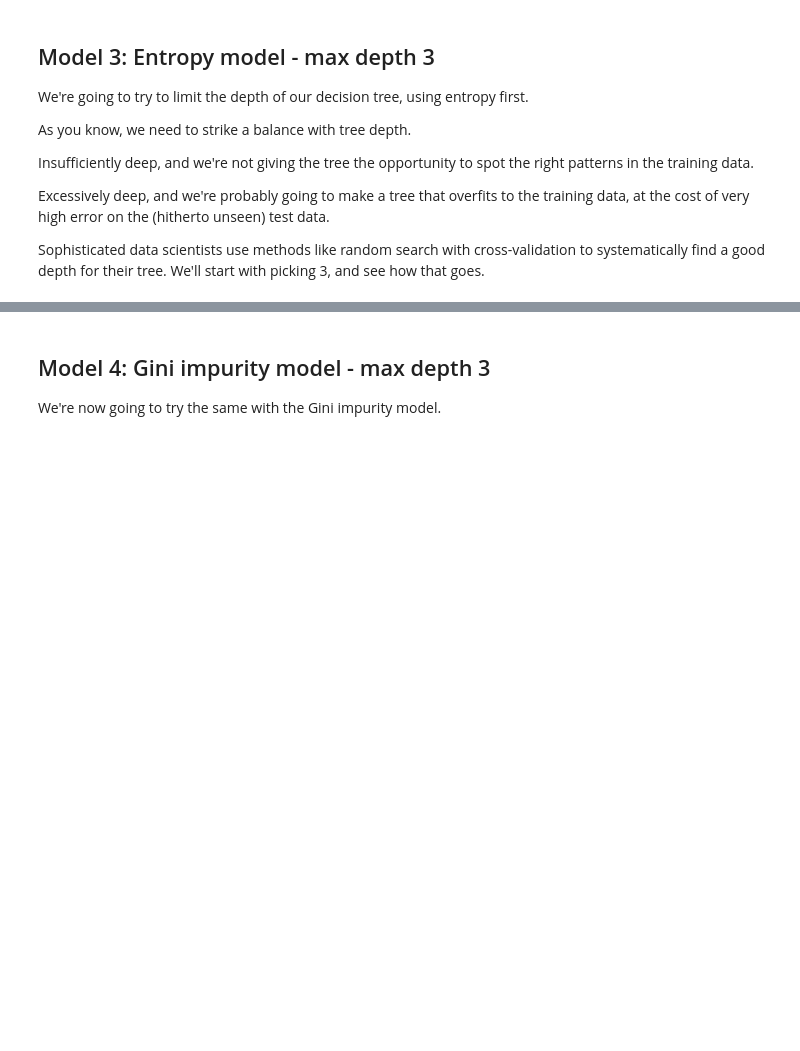
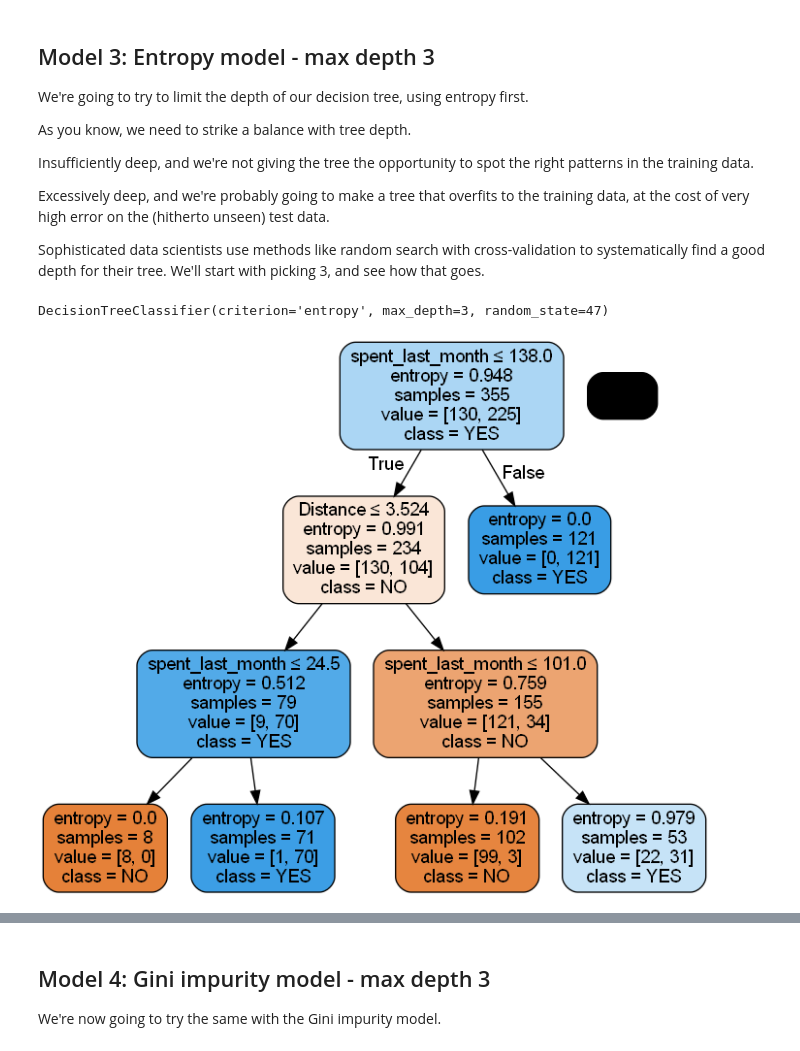
Before and after one commit to ehardwick2/RR-Coffee-Decision-Tree-Case-Study, a Jupyter notebook: Springboard Decision Tree Specialty Coffee Case Study - Tier 3.ipynb, the cells around one changed output, grey strips where cells are left out. Cells and saved outputs as stored; diff of their text form; code cells hidden in the pictures; blank space fills up the shorter version.

```diff
--- a/Springboard Decision Tree Specialty Coffee Case Study - Tier 3.ipynb
+++ b/Springboard Decision Tree Specialty Coffee Case Study - Tier 3.ipynb
@@ -433,4 +468,18 @@ Sophisticated data scientists use methods like random search with cross-validati
 # %%
 # Made a model as before, but call it entr_model2, and make the max_depth parameter equal to 3.
 # Execute the fitting, predicting, and Series operations as before
-_ _ _
+entr_model2 = tree.DecisionTreeClassifier(criterion='entropy', splitter='best', max_depth = 3, random_state=47)
+
+# Call fit() on entr_model
+entr_model2 = entr_model2.fit(X_train,y_train)
+
+# Call predict() on entr_model with X_test passed to it, and assign the result to a variable y_pred
+y_pred = entr_model2.predict(X_test)
+
+# Call Series on our y_pred variable with the following: pd.Series(y_pred)
+y_pred = pd.Series(y_pred)
+
+# Check out entr_model
+entr_model2
+# %% [output]
+DecisionTreeClassifier(criterion='entropy', max_depth=3, random_state=47)
@@ -443,3 +486,16 @@ _ _ _
+# %%
+# Now we want to visualize the tree
+dot_data = StringIO()
+
+# We can do so with export_graphviz
+tree.export_graphviz(entr_model2, out_file=dot_data, filled=True, rounded=True,
+                     special_characters=True, feature_names=X_train.columns,class_names = ["NO", "YES"])
+# Alternatively for class_names use entr_model.classes_
+
+graph = pydotplus.graph_from_dot_data(dot_data.getvalue())
+Image(graph.create_png())
+# %% [output]
+[figure, added]
 # %%
 # Run this block for model evaluation
 print("Model Entropy model max depth 3")
```
Also changed, not shown: parts of 42 cells of this notebook.
